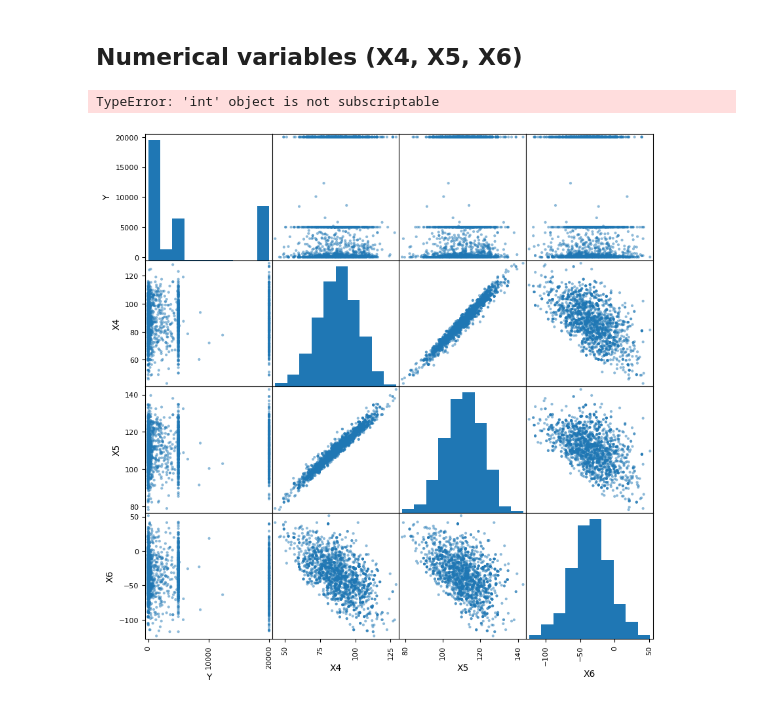
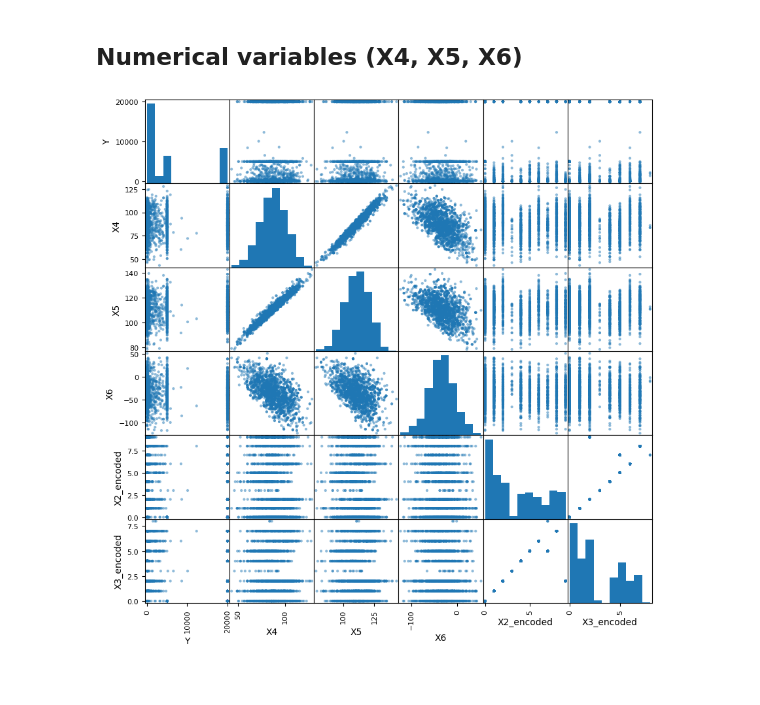
Before and after one commit to vegardbs/oncoimmunity, a Jupyter notebook: EDA.ipynb, the cells around one changed output. Drawn from its saved outputs; the diff is of its cells as text; code cells hidden in the pictures.

```diff
--- a/EDA.ipynb
+++ b/EDA.ipynb
@@ -244,11 +281,16 @@ sequence_Example
 'A E T C X A X'
 # %% [markdown]
 ## Numerical variables (X4, X5, X6)
-# %%
-df = df.applymap(lambda seq: seq_to_label[seq["X2"]])
-# %% [output]
-TypeError: 'int' object is not subscriptable
+# %%
+# create a copy of the dataframe to avoid modifying the original dataframe
+encoded_df = df.copy()
+
+# encode sequences in column X2 to labels
+encoded_df['X2_encoded'], uniques_X2 = pd.factorize(df['X2'])
+
+# encode sequences in column X3 to labels
+encoded_df['X3_encoded'], uniques_X3 = pd.factorize(df['X3'])
 # %%
-pd.plotting.scatter_matrix(df, figsize=(10,10));
+pd.plotting.scatter_matrix(encoded_df, figsize=(10,10));
 # %% [output]
-[figure, old version]
+[figure, new version]
```
Also changed, not shown: parts of 12 cells of this notebook.
